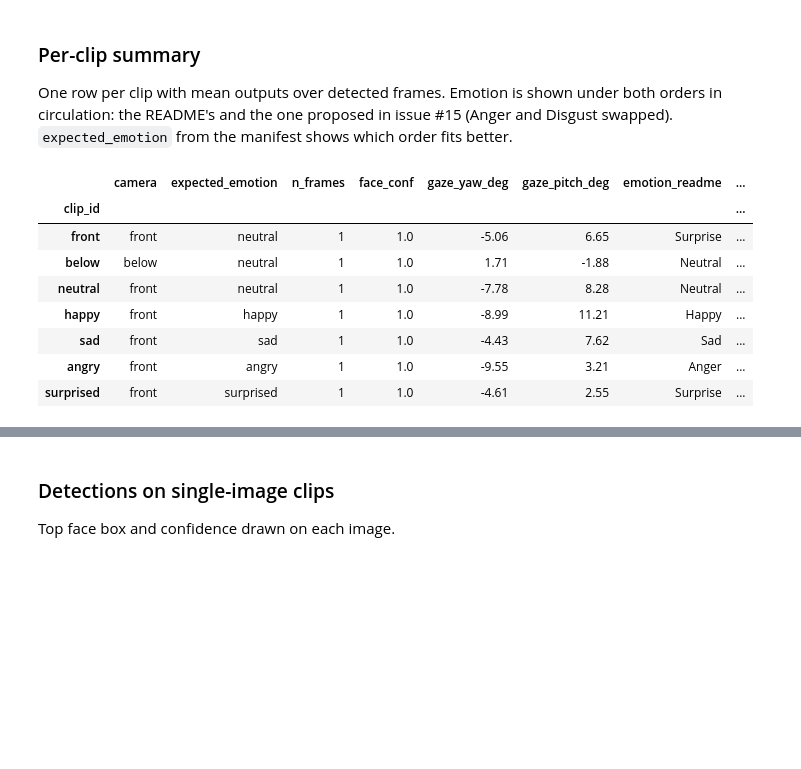
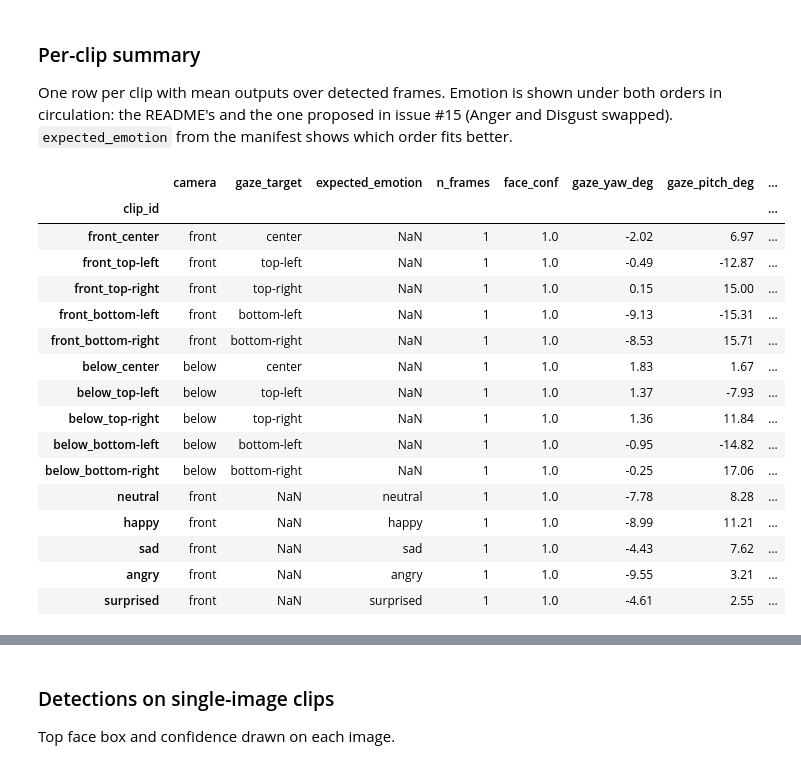
Before and after one commit to Cyber-Identity-Behavior-Research-Lab/extractor-eval, a Jupyter notebook: notebooks/01_OpenFace-3.0.ipynb, the cells around one changed output, grey strips where cells are left out. Drawn from its saved outputs; the diff is of its cells as text; code cells hidden in the pictures; blank space fills up the shorter version.

```diff
--- a/notebooks/01_OpenFace-3.0.ipynb
+++ b/notebooks/01_OpenFace-3.0.ipynb
@@ -141,6 +141,7 @@ def predict(image):
     outputs.update({f'extra_emotion_logit_{i}': float(v) for i, v in enumerate(emotion[0].cpu().numpy())})
     return face_conf, outputs
 # %%
-manifest = clip_io.load_manifest()
+TEST_SET = 'test_pictures'  # folder under data/ with manifest.csv
+manifest = clip_io.load_manifest(TEST_SET)
 manifest
 # %% [output]
@@ -240,28 +281,36 @@ One row per clip with mean outputs over detected frames. Emotion is shown under
 # %%
 EMOTIONS_README = ['Neutral', 'Happy', 'Sad', 'Surprise', 'Fear', 'Disgust', 'Anger', 'Contempt']
 EMOTIONS_ISSUE15 = ['Neutral', 'Happy', 'Sad', 'Surprise', 'Fear', 'Anger', 'Disgust', 'Contempt']
 logit_cols = [f'extra_emotion_logit_{i}' for i in range(N_EMOTION)]
 
 detected = out[out['face_conf'] >= VIS_THRESHOLD]
 summary = detected.groupby('clip_id').agg(
     n_frames=('frame', 'size'), face_conf=('face_conf', 'mean'),
     gaze_yaw_deg=('gaze_yaw_deg', 'mean'), gaze_pitch_deg=('gaze_pitch_deg', 'mean'),
 )
 top_emotion = detected.groupby('clip_id')[logit_cols].mean().to_numpy().argmax(axis=1)
 summary['emotion_readme'] = [EMOTIONS_README[i] for i in top_emotion]
 summary['emotion_issue15'] = [EMOTIONS_ISSUE15[i] for i in top_emotion]
-summary = manifest.set_index('clip_id').drop(columns='video_path').join(summary, how='left')
+summary = manifest.set_index('clip_id').drop(columns=['path', 'test_set']).join(summary, how='left')
 summary.round(2)
 # %% [output]
-|  | camera | expected_emotion | n_frames | face_conf | gaze_yaw_deg | gaze_pitch_deg | emotion_readme | ... |
+|  | camera | gaze_target | expected_emotion | n_frames | face_conf | gaze_yaw_deg | gaze_pitch_deg | ... |
 | clip_id |  |  |  |  |  |  |  | ... |
-| front | front | neutral | 1 | 1.0 | -5.06 | 6.65 | Surprise | ... |
-| below | below | neutral | 1 | 1.0 | 1.71 | -1.88 | Neutral | ... |
-| neutral | front | neutral | 1 | 1.0 | -7.78 | 8.28 | Neutral | ... |
-| happy | front | happy | 1 | 1.0 | -8.99 | 11.21 | Happy | ... |
-| sad | front | sad | 1 | 1.0 | -4.43 | 7.62 | Sad | ... |
-| angry | front | angry | 1 | 1.0 | -9.55 | 3.21 | Anger | ... |
-| surprised | front | surprised | 1 | 1.0 | -4.61 | 2.55 | Surprise | ... |
+| front_center | front | center | NaN | 1 | 1.0 | -2.02 | 6.97 | ... |
+| front_top-left | front | top-left | NaN | 1 | 1.0 | -0.49 | -12.87 | ... |
+| front_top-right | front | top-right | NaN | 1 | 1.0 | 0.15 | 15.00 | ... |
+| front_bottom-left | front | bottom-left | NaN | 1 | 1.0 | -9.13 | -15.31 | ... |
+| front_bottom-right | front | bottom-right | NaN | 1 | 1.0 | -8.53 | 15.71 | ... |
+| below_center | below | center | NaN | 1 | 1.0 | 1.83 | 1.67 | ... |
+| below_top-left | below | top-left | NaN | 1 | 1.0 | 1.37 | -7.93 | ... |
+| below_top-right | below | top-right | NaN | 1 | 1.0 | 1.36 | 11.84 | ... |
+| below_bottom-left | below | bottom-left | NaN | 1 | 1.0 | -0.95 | -14.82 | ... |
+| below_bottom-right | below | bottom-right | NaN | 1 | 1.0 | -0.25 | 17.06 | ... |
+| neutral | front | NaN | neutral | 1 | 1.0 | -7.78 | 8.28 | ... |
+| happy | front | NaN | happy | 1 | 1.0 | -8.99 | 11.21 | ... |
+| sad | front | NaN | sad | 1 | 1.0 | -4.43 | 7.62 | ... |
+| angry | front | NaN | angry | 1 | 1.0 | -9.55 | 3.21 | ... |
+| surprised | front | NaN | surprised | 1 | 1.0 | -4.61 | 2.55 | ... |
 # %%
 au_raw_cols = [f'extra_au_raw_{i}' for i in range(N_AU)]
 detected.groupby('clip_id')[au_raw_cols].mean().round(3).style.background_gradient(axis=None, vmin=-1, vmax=1)
```
Also changed, not shown: parts of 11 cells of this notebook, 5 other files.
